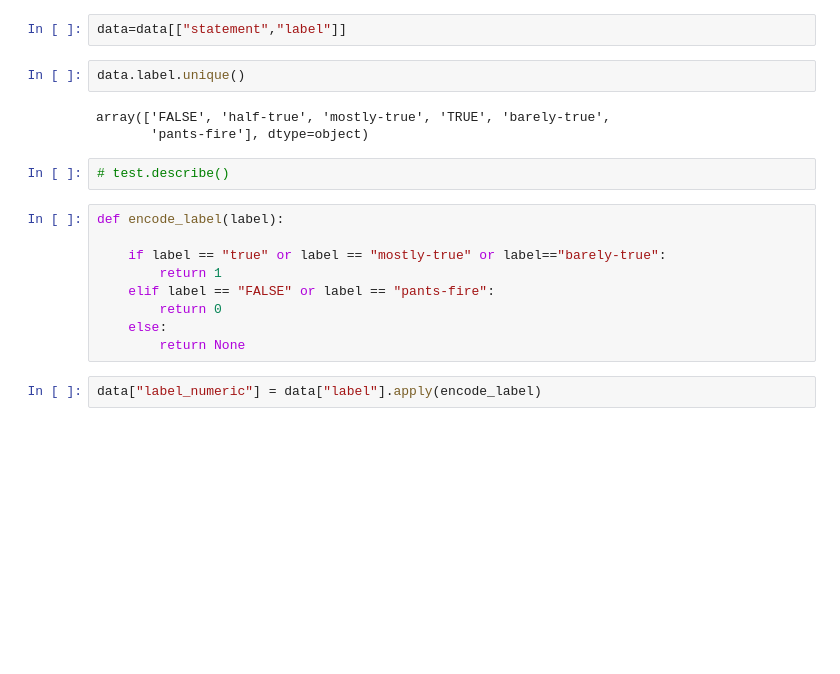
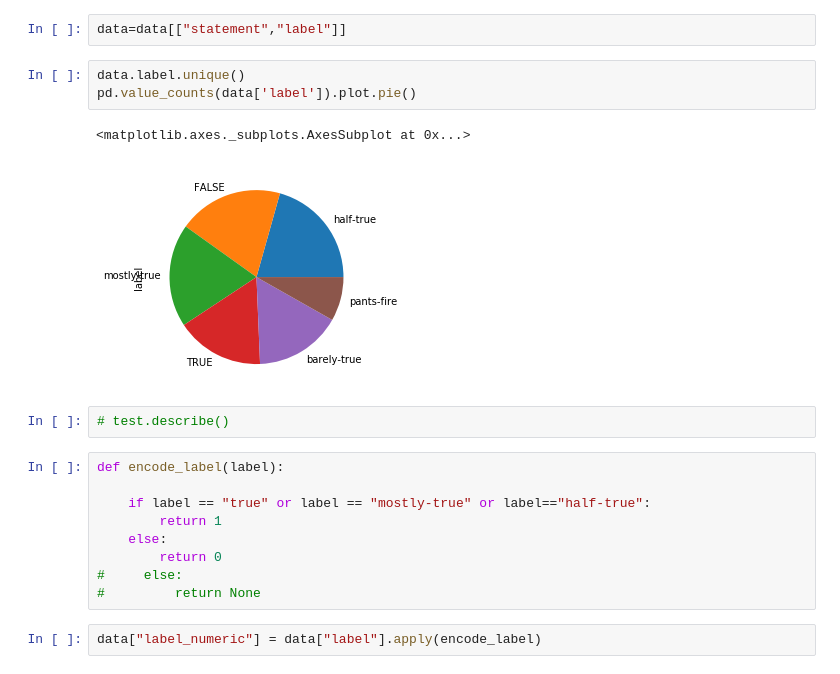
Before and after one commit to santoshvijapure/Fake-News-ML, a Jupyter notebook: Fake_News_Classifier.ipynb, the cells around one changed output. Cells and saved outputs as stored; diff of their text form; blank space fills up the shorter version.

```diff
--- a/Fake_News_Classifier.ipynb
+++ b/Fake_News_Classifier.ipynb
@@ -25,20 +25,21 @@ Index(['ID of the statement', 'label', 'statement', 'subject', 'speaker',
 data=data[["statement","label"]]
 # %%
 data.label.unique()
+pd.value_counts(data['label']).plot.pie()
 # %% [output]
-array(['FALSE', 'half-true', 'mostly-true', 'TRUE', 'barely-true',
-       'pants-fire'], dtype=object)
+<matplotlib.axes._subplots.AxesSubplot at 0x...>
+[figure, added]
 # %%
 # test.describe()
 # %%
 def encode_label(label):
 
-    if label == "true" or label == "mostly-true" or label=="barely-true":
+    if label == "true" or label == "mostly-true" or label=="half-true":
         return 1
-    elif label == "FALSE" or label == "pants-fire":
+    else:
         return 0
-    else:
-        return None
+#     else:
+#         return None
 # %%
 data["label_numeric"] = data["label"].apply(encode_label)
 # %%
```
Also changed, not shown: parts of 20 cells of this notebook, 1 other file.
